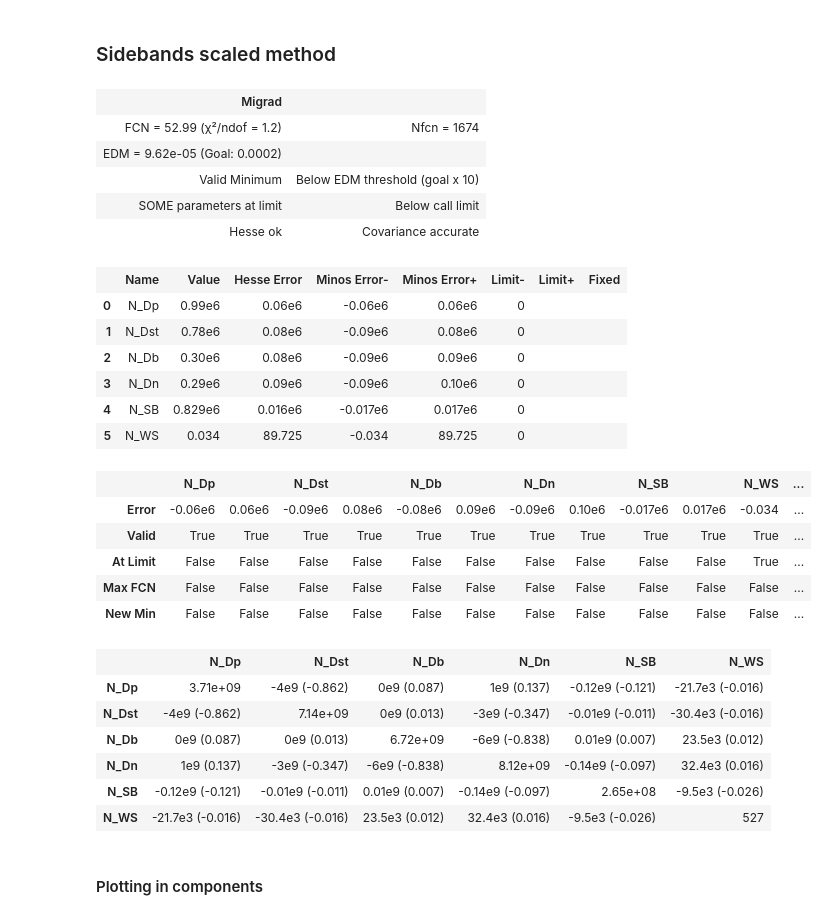
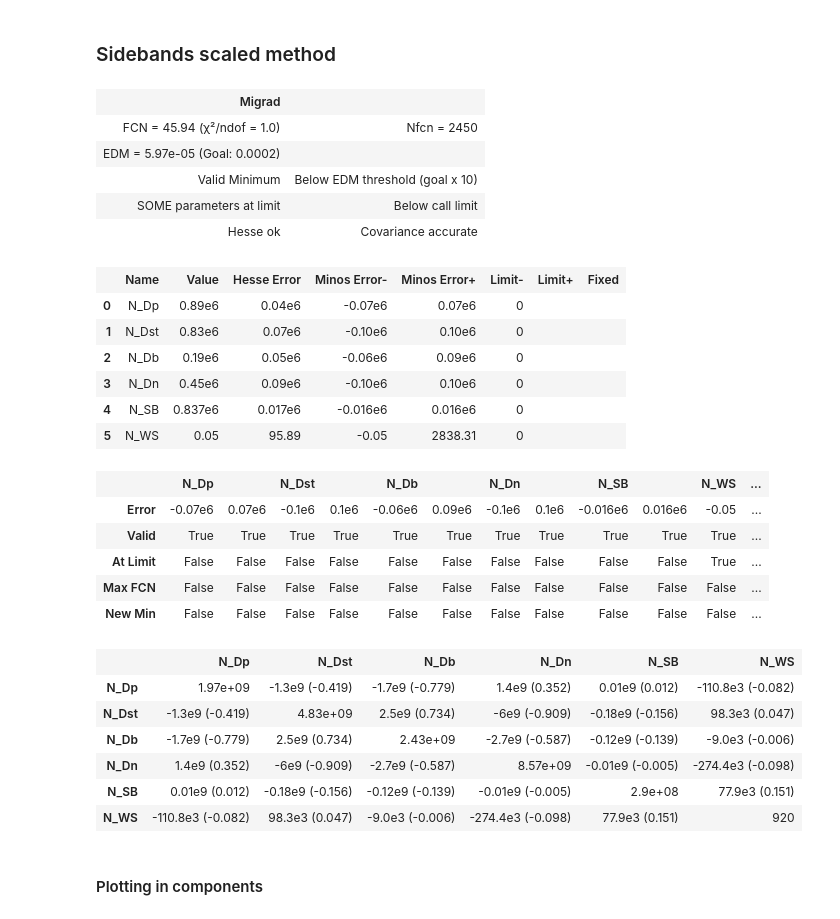
Before and after one commit to ppolychr17/INFN-LNF, a Jupyter notebook: scripts/iminuit-fit.ipynb, the cells around one changed output. Saved outputs shown, nothing was run; the diff lists cells and outputs as text; code cells hidden in the pictures.

```diff
--- a/scripts/iminuit-fit.ipynb
+++ b/scripts/iminuit-fit.ipynb
@@ -33,18 +33,19 @@ scaling_SB = 2.8
 ## File loading
 # %%
 # MC
-df_mc = ROOT.RDataFrame("DecayTree", "~/INFN/root_files/MC/MC_2_eff_with_mCorr.root")
+df_mc = ROOT.RDataFrame("DecayTree", "/Volumes/Rome Drive/Latest_INFN/INFN/root_files/MC/MC_2_eff_with_mCorr.root")
 
 h_Dp = df_mc.Filter("SL_category == 1").Histo1D(("h_Dp_w", "", nBins, mCorr_min, mCorr_max), "Bz_OWNPV_CORRM", "eff_Bz").GetPtr().Clone()
 h_Dst = df_mc.Filter("SL_category == 2").Histo1D(("h_Dst_w", "", nBins, mCorr_min, mCorr_max), "Bz_OWNPV_CORRM", "eff_Bz").GetPtr().Clone()
-h_Db = df_mc.Filter("SL_category == 31").Histo1D(("h_Dstst_broad_w", "", nBins, mCorr_min, mCorr_max), "Bz_OWNPV_CORRM", "eff_Bz").GetPtr().Clone()
-h_Dn = df_mc.Filter("SL_category == 32").Histo1D(("h_Dstst_narrow_w", "", nBins, mCorr_min, mCorr_max), "Bz_OWNPV_CORRM", "eff_Bz").GetPtr().Clone()
+h_Dn = df_mc.Filter("SL_category == 31").Histo1D(("h_Dstst_narrow_w", "", nBins, mCorr_min, mCorr_max), "Bz_OWNPV_CORRM", "eff_Bz").GetPtr().Clone()
+h_Db = df_mc.Filter("SL_category == 32").Histo1D(("h_Dstst_broad_w", "", nBins, mCorr_min, mCorr_max), "Bz_OWNPV_CORRM", "eff_Bz").GetPtr().Clone()
+
 
 for h in [h_Dp, h_Dst, h_Db, h_Dn]:
     h.SetDirectory(0)
 
 # Data
-df_data = ROOT.RDataFrame("DecayTree", "~/INFN/root_files/Data/Data_ALL_sw.root")
+df_data = ROOT.RDataFrame("DecayTree", "/Volumes/Rome Drive/Latest_INFN/INFN/root_files/Data/Data_ALL_sw.root")
 hData = df_data.Histo1D(("hData","",nBins,mCorr_min,mCorr_max),"cand_Bz_OWNPV_CORRM").GetPtr().Clone()
 hData.SetDirectory(0)
 hData_sw = df_data.Histo1D(("hData_sw","",nBins,mCorr_min,mCorr_max),"cand_Bz_OWNPV_CORRM", "N_sig_sw").GetPtr().Clone()
@@ -56,7 +57,7 @@ hSB = dfSB.Histo1D(("hSB","",nBins,mCorr_min,mCorr_max),"cand_Bz_OWNPV_CORRM").G
 hSB.SetDirectory(0)
 
 # Wrong-sign for the signal region of the D+ mass
-dfWS = ROOT.RDataFrame("DecayTree", "~/INFN/root_files/Data/Data_ALL_WS_sw.root")
+dfWS = ROOT.RDataFrame("DecayTree", "/Volumes/Rome Drive/Latest_INFN/INFN/root_files/Data/Data_ALL_WS_sw.root")
 hWS = dfWS.Filter(f"cand_Bz_Dp_M>{mDp_sig_lo} && cand_Bz_Dp_M<{mDp_sig_hi}") \
            .Histo1D(("hWS","",nBins,mCorr_min,mCorr_max),"cand_Bz_OWNPV_CORRM").GetPtr().Clone()
 hWS.SetDirectory(0)
@@ -348,10 +396,12 @@ cost = Template(
     xe,
     model_or_template = [t_Dp, t_Dst,
                          t_Db, t_Dn,
-                         t_SB, t_WS],
+                         t_SB,
+                         t_WS],
     name=["N_Dp", "N_Dst",
           "N_Db", "N_Dn",
-          "N_SB", "N_WS"]
+          "N_SB",
+           "N_WS"]
 )
 
 m = Minuit(cost,
@@ -359,53 +409,54 @@ m = Minuit(cost,
            N_Dst=8.9605e5,
            N_Db=1.6715e5,
            N_Dn=6.7134e5,
-           N_SB=1.2913e5, N_WS=2.8263e5)
+           N_SB=1.2913e5,
+           N_WS=2.8263e5)
 
 #m.fixed["N_SB"] = True
 #m = Minuit(cost,
 #           N_Dp=1.0184e6,
 #           N_Dst=8.9605e5,
 #           N_Db=1.6715e5,
 #           N_Dn=6.7134e5,
 #           N_SB=1.2913e5, N_WS=2.8263e5)
 
 
 m.migrad()
 m.minos()
 
 #for name in m.parameters:
 #    err = m.merrors[name]
 #    print(f"{name}:")
 #    print(f"   value = {m.values[name]}")
 #    print(f"   lower = {err.lower} which is {100*err.lower/m.values[name]}%")
 #    print(f"   upper = {err.upper} which is {100*err.upper/m.values[name]}%")
 # %% [output]
 | Migrad |  |
-| FCN = 52.99 (χ²/ndof = 1.2) | Nfcn = 1674 |
-| EDM = 9.62e-05 (Goal: 0.0002) |  |
+| FCN = 45.94 (χ²/ndof = 1.0) | Nfcn = 2450 |
+| EDM = 5.97e-05 (Goal: 0.0002) |  |
 | Valid Minimum | Below EDM threshold (goal x 10) |
 | SOME parameters at limit | Below call limit |
 | Hesse ok | Covariance accurate |
 |  | Name | Value | Hesse Error | Minos Error- | Minos Error+ | Limit- | Limit+ | Fixed |
-| 0 | N_Dp | 0.99e6 | 0.06e6 | -0.06e6 | 0.06e6 | 0 |  |  |
-| 1 | N_Dst | 0.78e6 | 0.08e6 | -0.09e6 | 0.08e6 | 0 |  |  |
-| 2 | N_Db | 0.30e6 | 0.08e6 | -0.09e6 | 0.09e6 | 0 |  |  |
-| 3 | N_Dn | 0.29e6 | 0.09e6 | -0.09e6 | 0.10e6 | 0 |  |  |
-| 4 | N_SB | 0.829e6 | 0.016e6 | -0.017e6 | 0.017e6 | 0 |  |  |
-| 5 | N_WS | 0.034 | 89.725 | -0.034 | 89.725 | 0 |  |  |
+| 0 | N_Dp | 0.89e6 | 0.04e6 | -0.07e6 | 0.07e6 | 0 |  |  |
+| 1 | N_Dst | 0.83e6 | 0.07e6 | -0.10e6 | 0.10e6 | 0 |  |  |
+| 2 | N_Db | 0.19e6 | 0.05e6 | -0.06e6 | 0.09e6 | 0 |  |  |
+| 3 | N_Dn | 0.45e6 | 0.09e6 | -0.10e6 | 0.10e6 | 0 |  |  |
+| 4 | N_SB | 0.837e6 | 0.017e6 | -0.016e6 | 0.016e6 | 0 |  |  |
+| 5 | N_WS | 0.05 | 95.89 | -0.05 | 2838.31 | 0 |  |  |
 |  | N_Dp |  | N_Dst |  | N_Db |  | N_Dn |  | N_SB |  | N_WS | ... |
-| Error | -0.06e6 | 0.06e6 | -0.09e6 | 0.08e6 | -0.08e6 | 0.09e6 | -0.09e6 | 0.10e6 | -0.017e6 | 0.017e6 | -0.034 | ... |
+| Error | -0.07e6 | 0.07e6 | -0.1e6 | 0.1e6 | -0.06e6 | 0.09e6 | -0.1e6 | 0.1e6 | -0.016e6 | 0.016e6 | -0.05 | ... |
 | Valid | True | True | True | True | True | True | True | True | True | True | True | ... |
 | At Limit | False | False | False | False | False | False | False | False | False | False | True | ... |
 | Max FCN | False | False | False | False | False | False | False | False | False | False | False | ... |
 | New Min | False | False | False | False | False | False | False | False | False | False | False | ... |
 |  | N_Dp | N_Dst | N_Db | N_Dn | N_SB | N_WS |
-| N_Dp | 3.71e+09 | -4e9 (-0.862) | 0e9 (0.087) | 1e9 (0.137) | -0.12e9 (-0.121) | -21.7e3 (-0.016) |
-| N_Dst | -4e9 (-0.862) | 7.14e+09 | 0e9 (0.013) | -3e9 (-0.347) | -0.01e9 (-0.011) | -30.4e3 (-0.016) |
-| N_Db | 0e9 (0.087) | 0e9 (0.013) | 6.72e+09 | -6e9 (-0.838) | 0.01e9 (0.007) | 23.5e3 (0.012) |
-| N_Dn | 1e9 (0.137) | -3e9 (-0.347) | -6e9 (-0.838) | 8.12e+09 | -0.14e9 (-0.097) | 32.4e3 (0.016) |
-| N_SB | -0.12e9 (-0.121) | -0.01e9 (-0.011) | 0.01e9 (0.007) | -0.14e9 (-0.097) | 2.65e+08 | -9.5e3 (-0.026) |
-| N_WS | -21.7e3 (-0.016) | -30.4e3 (-0.016) | 23.5e3 (0.012) | 32.4e3 (0.016) | -9.5e3 (-0.026) | 527 |
+| N_Dp | 1.97e+09 | -1.3e9 (-0.419) | -1.7e9 (-0.779) | 1.4e9 (0.352) | 0.01e9 (0.012) | -110.8e3 (-0.082) |
+| N_Dst | -1.3e9 (-0.419) | 4.83e+09 | 2.5e9 (0.734) | -6e9 (-0.909) | -0.18e9 (-0.156) | 98.3e3 (0.047) |
+| N_Db | -1.7e9 (-0.779) | 2.5e9 (0.734) | 2.43e+09 | -2.7e9 (-0.587) | -0.12e9 (-0.139) | -9.0e3 (-0.006) |
+| N_Dn | 1.4e9 (0.352) | -6e9 (-0.909) | -2.7e9 (-0.587) | 8.57e+09 | -0.01e9 (-0.005) | -274.4e3 (-0.098) |
+| N_SB | 0.01e9 (0.012) | -0.18e9 (-0.156) | -0.12e9 (-0.139) | -0.01e9 (-0.005) | 2.9e+08 | 77.9e3 (0.151) |
+| N_WS | -110.8e3 (-0.082) | 98.3e3 (0.047) | -9.0e3 (-0.006) | -274.4e3 (-0.098) | 77.9e3 (0.151) | 920 |
 # %% [markdown]
 #### Plotting in components
 # %%
```
Also changed, not shown: parts of 9 cells of this notebook.
